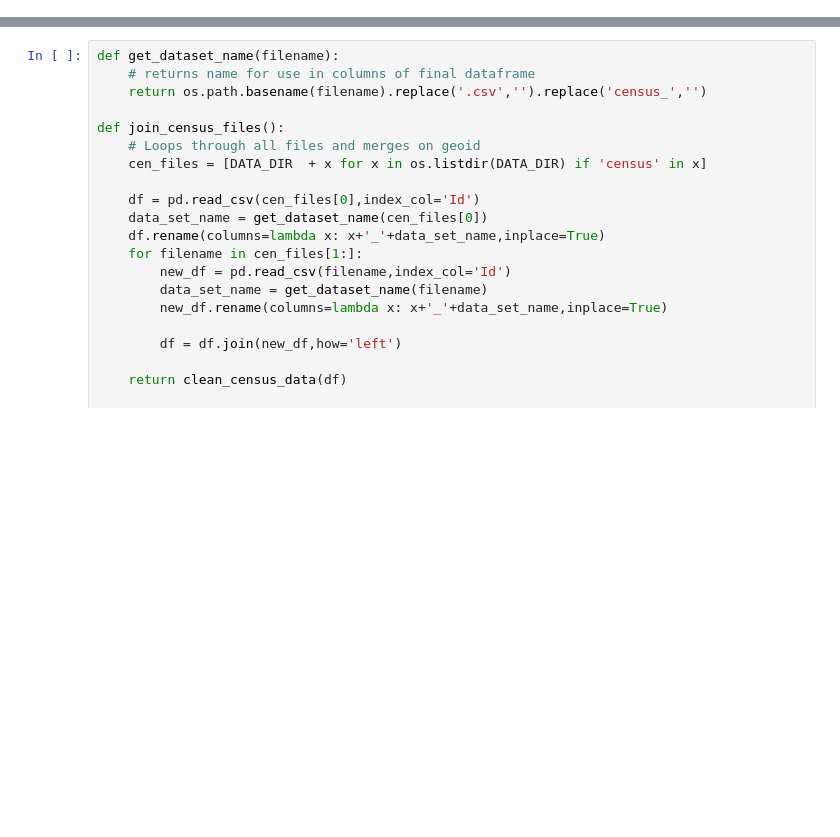
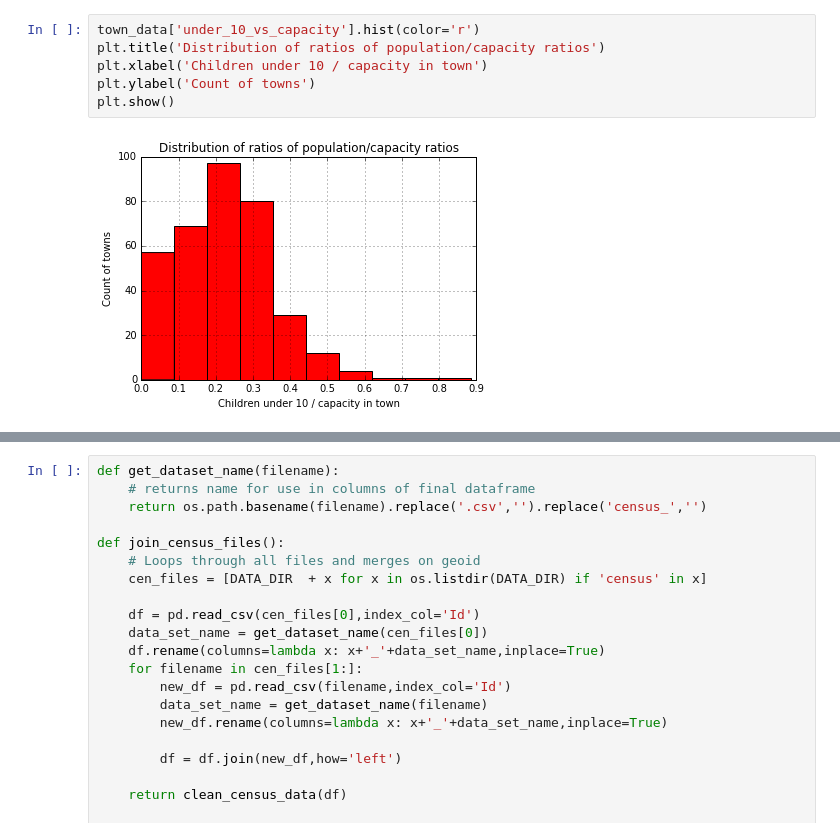
Before and after one commit to kmagida110/ma_state_analysis, a Jupyter notebook: MA_day_care.ipynb, the cells around one changed output, grey strips where cells are left out. Drawn from its saved outputs; the diff is of its cells as text; blank space fills up the shorter version.

```diff
--- a/MA_day_care.ipynb
+++ b/MA_day_care.ipynb
@@ -165,0 +261,8 @@ def add_age_categories(town_data):
+# %%
+town_data['under_10_vs_capacity'].hist(color='r')
+plt.title('Distribution of ratios of population/capacity ratios')
+plt.xlabel('Children under 10 / capacity in town')
+plt.ylabel('Count of towns')
+plt.show()
+# %% [output]
+[figure, added]
```
Also changed, not shown: parts of 14 cells of this notebook.
